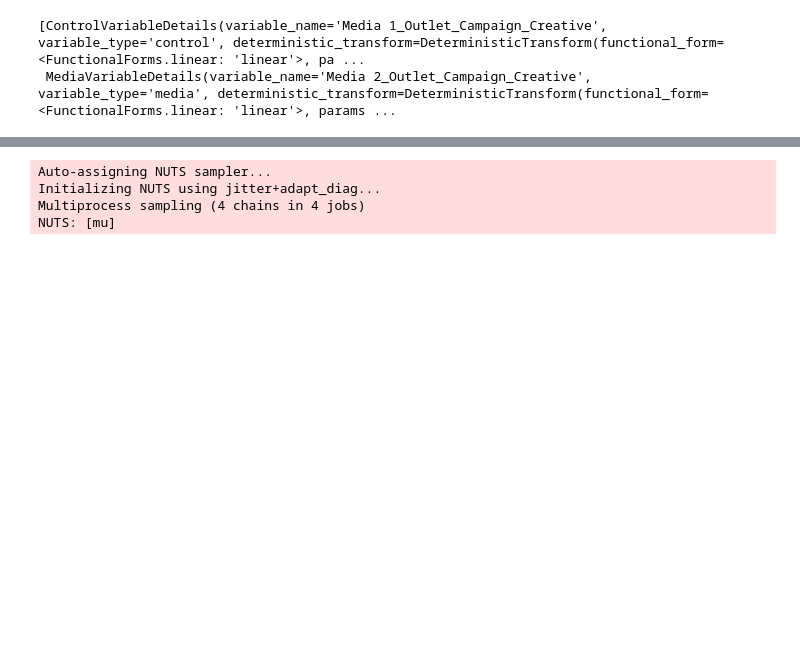
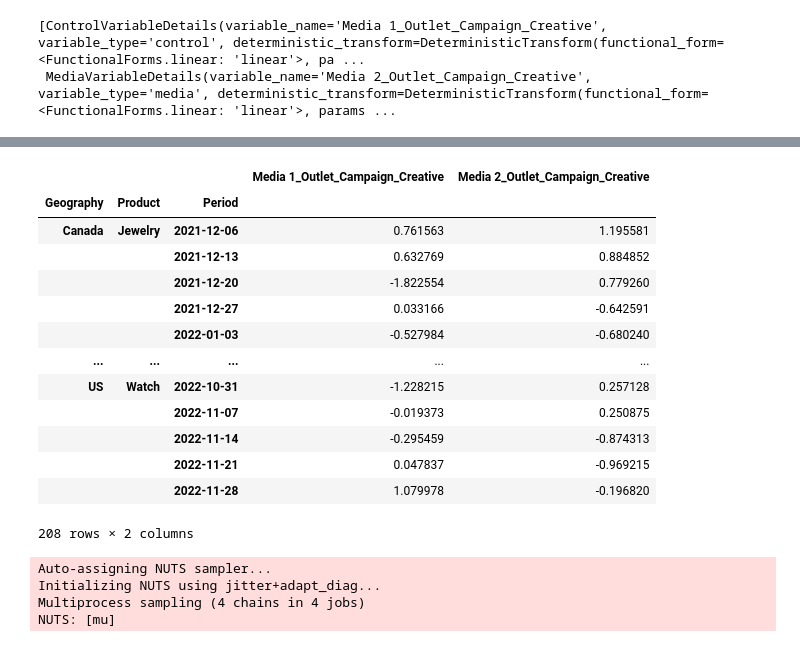
Before and after one commit to redam94/BayesInsight, a Jupyter notebook: FoottrafficModel.ipynb, the cells around one changed output, grey strips where cells are left out. Drawn from its saved outputs; the diff is of its cells as text; code cells hidden in the pictures; blank space fills up the shorter version.

```diff
--- a/FoottrafficModel.ipynb
+++ b/FoottrafficModel.ipynb
@@ -56,3 +154,20 @@ FoottrafficModel(data=MFF(), variable_details=[ControlVariableDetails(variable_n
+# %%
+test_load.data.analytic_dataframe(indexed=True)
+# %% [output]
+|  |  |  | Media 1_Outlet_Campaign_Creative | Media 2_Outlet_Campaign_Creative |
+| Geography | Product | Period |  |  |
+| Canada | Jewelry | 2021-12-06 | 0.761563 | 1.195581 |
+|  |  | 2021-12-13 | 0.632769 | 0.884852 |
+|  |  | 2021-12-20 | -1.822554 | 0.779260 |
+|  |  | 2021-12-27 | 0.033166 | -0.642591 |
+|  |  | 2022-01-03 | -0.527984 | -0.680240 |
+| ... | ... | ... | ... | ... |
+| US | Watch | 2022-10-31 | -1.228215 | 0.257128 |
+|  |  | 2022-11-07 | -0.019373 | 0.250875 |
+|  |  | 2022-11-14 | -0.295459 | -0.874313 |
+|  |  | 2022-11-21 | 0.047837 | -0.969215 |
+|  |  | 2022-11-28 | 1.079978 | -0.196820 |
+208 rows × 2 columns
 # %%
 def test(x, a:float):
     return x*a
```
Also changed, not shown: parts of 14 cells of this notebook, 9 other files.
